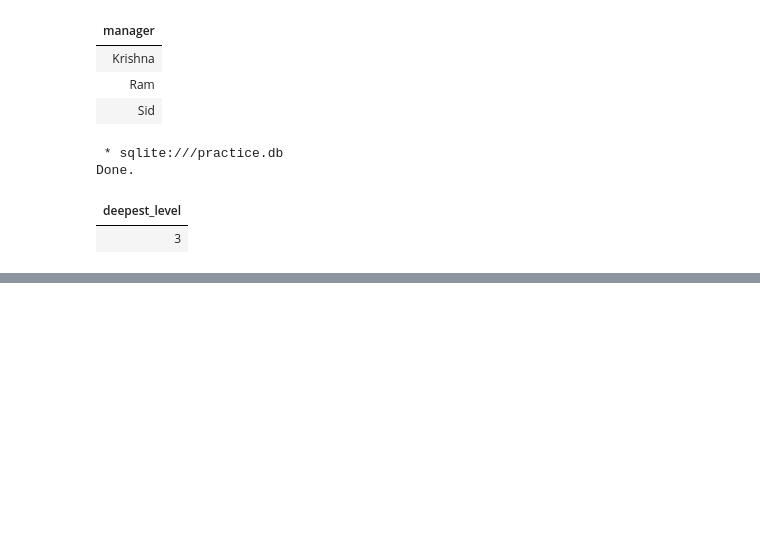
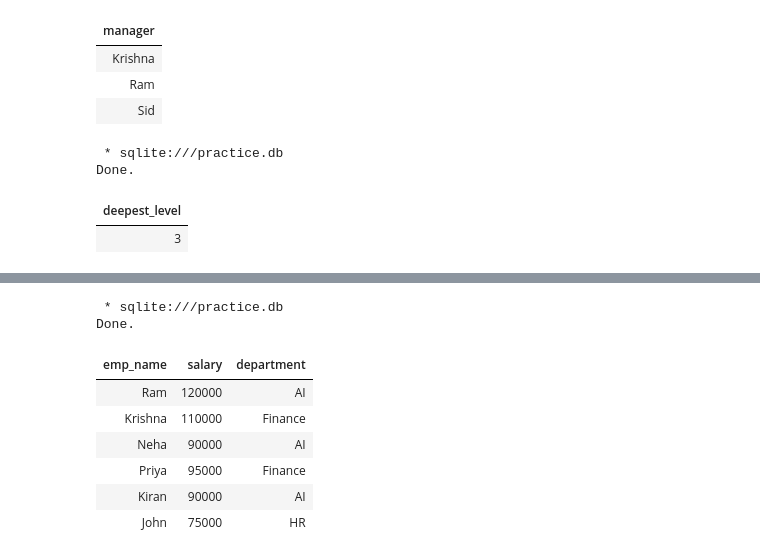
Before and after one commit to sidgun8/Personal-Hardwork, a Jupyter notebook: sqlpractise.ipynb, the cells around one changed output, grey strips where cells are left out. Drawn from its saved outputs; the diff is of its cells as text; code cells hidden in the pictures; blank space fills up the shorter version.

```diff
--- a/sqlpractise.ipynb
+++ b/sqlpractise.ipynb
@@ -2520,0 +2778,20 @@ Done.
+# %%
+%%sql
+
+select emp_name, salary, department
+from employees e
+where salary > (
+    select min(salary)
+    from employees
+    where department = e.department
+)
+# %% [output]
+ * sqlite:///practice.db
+Done.
+| emp_name | salary | department |
+| Ram | 120000 | AI |
+| Krishna | 110000 | Finance |
+| Neha | 90000 | AI |
+| Priya | 95000 | Finance |
+| Kiran | 90000 | AI |
+| John | 75000 | HR |
```
Also changed, not shown: parts of 18 cells of this notebook, 5 other files.
